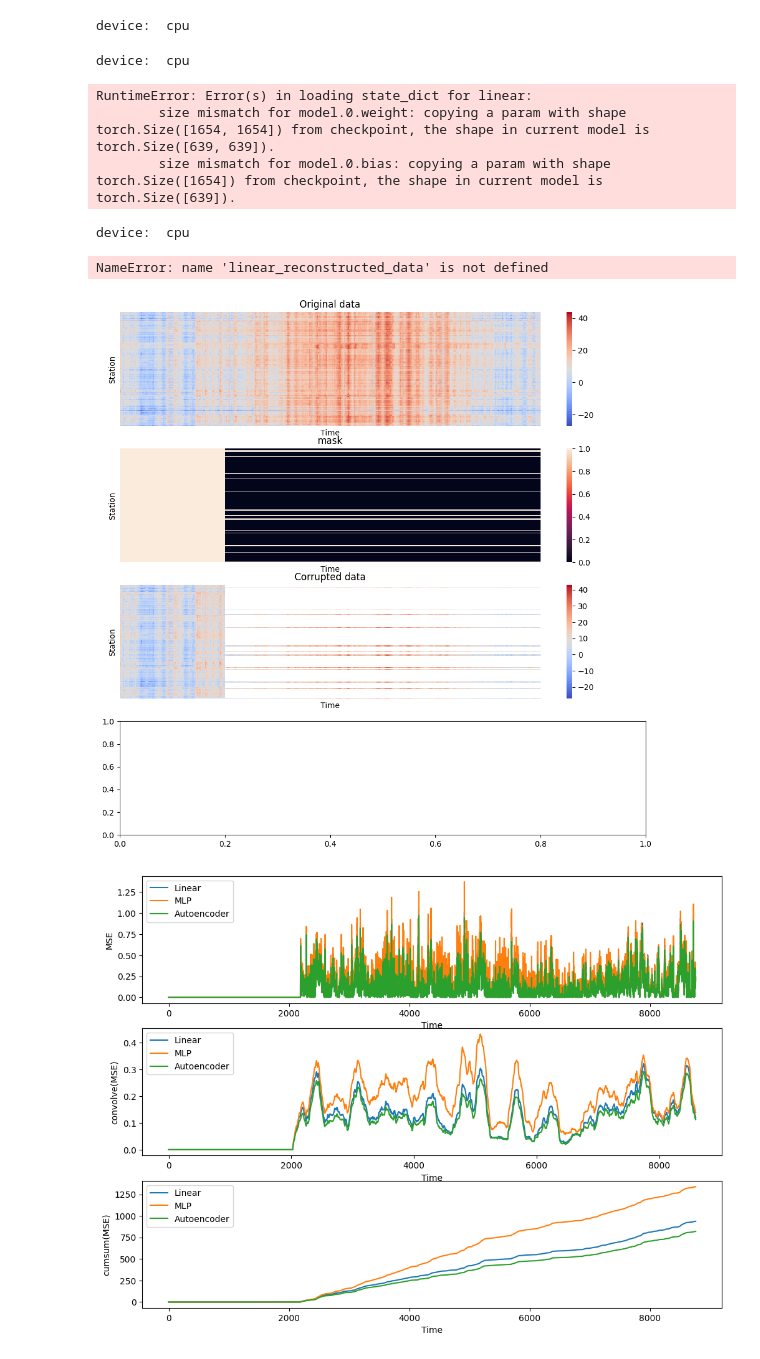
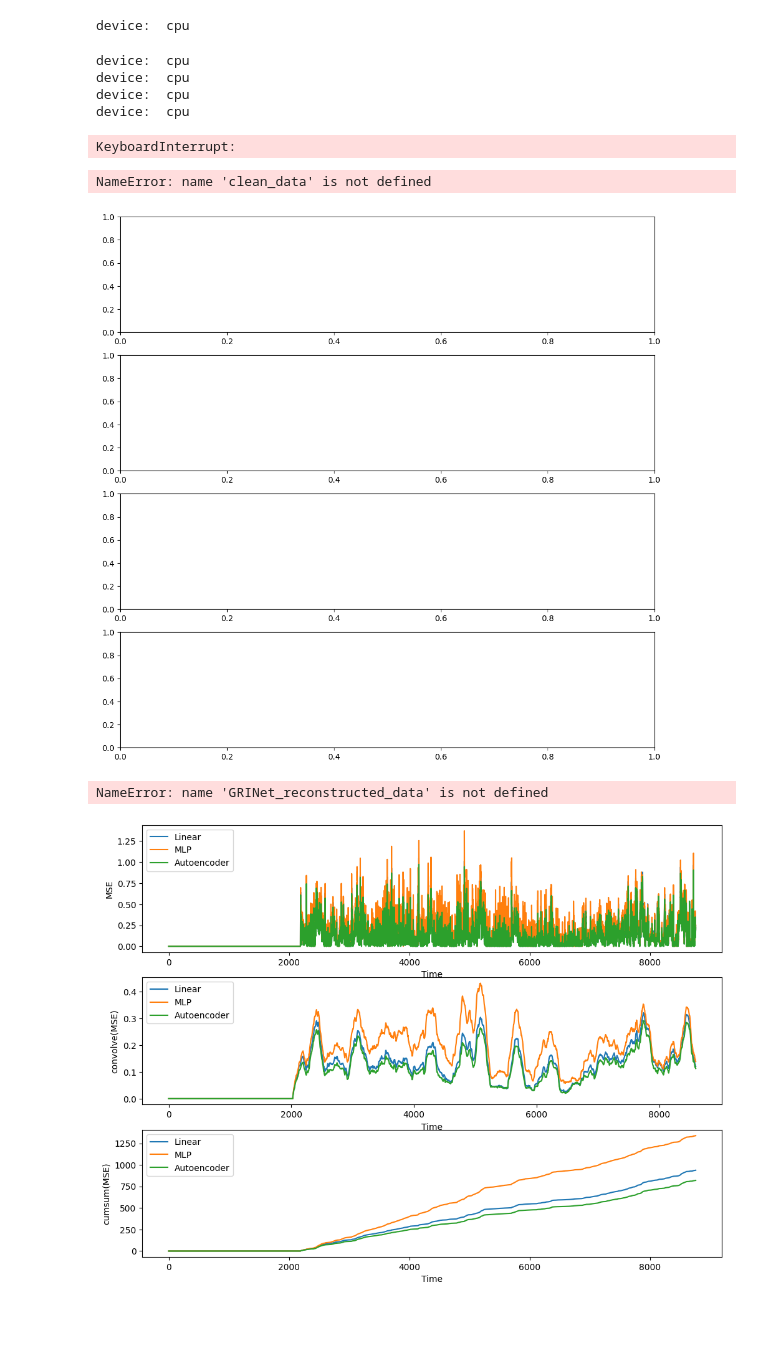
Before and after one commit to leocatteau/Meteo-France, a Jupyter notebook: notebook_guides/analysis.ipynb, the cells around one changed output. Cells and saved outputs as stored; diff of their text form; code cells hidden in the pictures; blank space fills up the shorter version.

Commit message:
script to reconstruct on VM

```diff
--- a/notebook_guides/analysis.ipynb
+++ b/notebook_guides/analysis.ipynb
@@ -236,16 +237,19 @@ data_kwargs.root_path = '../../datasets/'
 data_kwargs.data_path = 'bdclim_safran_2023-2024.nc'
 data_kwargs.has_predictors = False
 data_kwargs.scaler = None
-data_kwargs.batch_size = 50
+data_kwargs.batch_size = 1
 data_kwargs.mask_length = 24*7*10
 data_kwargs.mask_proba = 0.9
 data_kwargs.treshold_time = 0.25
+data_kwargs.window = 24*7*1
+data_kwargs.horizon = 0
 
 data_provider = DataProvider(data_kwargs)
 clean_data = data_provider.dataset.data
 corrupted_data = data_provider.dataset.corrupted_data
 mask = data_provider.dataset.mask
 dataloader = data_provider.dataloader()
+adjacency_matrix = torch.FloatTensor(data_provider.data.umap_adjacency(threshold=0.1, verbose=False)).to('cuda:0' if torch.cuda.is_available() else 'cpu')
 # %% [output]
 device:  cpu
 # %%
@@ -275,47 +279,68 @@ filler_kwargs.keep_proba = 1-data_kwargs.mask_proba
 filler = Filler(MLP, model_kwargs, filler_kwargs)
 filler.load_model('../trained_models/autoencoder.pt')
 autoencoder_reconstructed_data = filler.reconstruct(corrupted_data, mask)
+
+
+model_kwargs = dict(adj=adjacency_matrix, d_in=1) # GRINet
+# model_kwargs = dict(seq_dim=data_provider.data.n_nodes) # linear model
+filler_kwargs = SimpleNamespace()
+filler_kwargs.lr = 1e-4
+filler_kwargs.epochs = 100
+filler_kwargs.keep_proba = 1-data_kwargs.mask_proba
+filler = Filler(GRINet, model_kwargs, filler_kwargs)
+filler.load_model('../trained_models/GRINet.pt')
+_, GRINet_reconstructed_data = filler.reconstruct_from_loader(dataloader)
 # %% [output]
 device:  cpu
+device:  cpu
+device:  cpu
+device:  cpu
-RuntimeError: Error(s) in loading state_dict for linear:
-        size mismatch for model.0.weight: copying a param with shape torch.Size([1654, 1654]) from checkpoint, the shape in current model is torch.Size([639, 639]).
-        size mismatch for model.0.bias: copying a param with shape torch.Size([1654]) from checkpoint, the shape in current model is torch.Size([639]).
+KeyboardInterrupt:
-# %%
-
-model_kwargs = dict(adj=adjacency_matrix, d_in=1) # GRINet
-# model_kwargs = dict(seq_dim=data_provider.data.n_nodes) # linear model
-filler_kwargs = SimpleNamespace()
-filler_kwargs.lr = 1e-4
-filler_kwargs.epochs = 100
-filler_kwargs.keep_proba = 1-data_kwargs.mask_proba
-
-filler = Filler(GRINet, model_kwargs, filler_kwargs)
-filler.load_model('../trained_models/GRINet.pt')
-GRINet_reconstructed_data = filler.reconstruct(corrupted_data, mask)
-# %% [output]
-device:  cpu
 # %%
 fig, ax = plt.subplots(4, 1, figsize=(12, 12))
 sns.heatmap(clean_data.T, xticklabels=False, yticklabels=False, cmap="coolwarm", ax=ax[0])
 ax[0].set_title("Original data")
 ax[0].set_xlabel("Time")
 ax[0].set_ylabel("Station")
 sns.heatmap(mask.T, xticklabels=False, yticklabels=False, ax=ax[1])
 ax[1].set_title("mask")
 ax[1].set_xlabel("Time")
 ax[1].set_ylabel("Station")
 sns.heatmap(corrupted_data.T, xticklabels=False, yticklabels=False, cmap="coolwarm", ax=ax[2])
 ax[2].set_title("Corrupted data")
 ax[2].set_xlabel("Time")
 ax[2].set_ylabel("Station")
-sns.heatmap(GRINet_reconstructed_data.T, xticklabels=False, yticklabels=False, cmap="coolwarm", ax=ax[3])
+sns.heatmap(linear_reconstructed_data.T, xticklabels=False, yticklabels=False, cmap="coolwarm", ax=ax[3])
 ax[3].set_title("Reconstructed data")
 ax[3].set_xlabel("Time")
 ax[3].set_ylabel("Station")
 plt.show()
 # %% [output]
-NameError: name 'linear_reconstructed_data' is not defined
+NameError: name 'clean_data' is not defined
-[figure, old version]
+[figure, new version]
+# %%
+print(GRINet_reconstructed_data.shape)
+
+fig, ax = plt.subplots(4, 1, figsize=(12, 12))
+sns.heatmap(corrupted_data.T, xticklabels=False, yticklabels=False, cmap="coolwarm", ax=ax[0])
+ax[0].set_title("Original data")
+ax[0].set_xlabel("Time")
+ax[0].set_ylabel("Station")
+sns.heatmap(linear_reconstructed_data.T, xticklabels=False, yticklabels=False, cmap="coolwarm", ax=ax[1])
+ax[1].set_title("mask")
+ax[1].set_xlabel("Time")
+ax[1].set_ylabel("Station")
+sns.heatmap(MLP_reconstructed_data.T, xticklabels=False, yticklabels=False, cmap="coolwarm", ax=ax[2])
+ax[2].set_title("Corrupted data")
+ax[2].set_xlabel("Time")
+ax[2].set_ylabel("Station")
+sns.heatmap(GRINet_reconstructed_data.T, xticklabels=False, yticklabels=False, cmap="coolwarm", ax=ax[3])
+ax[3].set_title("Reconstructed data")
+ax[3].set_xlabel("Time")
+ax[3].set_ylabel("Station")
+plt.show()
+# %% [output]
+NameError: name 'GRINet_reconstructed_data' is not defined
 # %%
 linear_temporal_MSE = torch.square(torch.mean(linear_reconstructed_data - clean_data, axis=1))
 MLP_temporal_MSE = torch.square(torch.mean(MLP_reconstructed_data - clean_data, axis=1))
```
Also changed, not shown: parts of 9 cells of this notebook, 4 other files.
